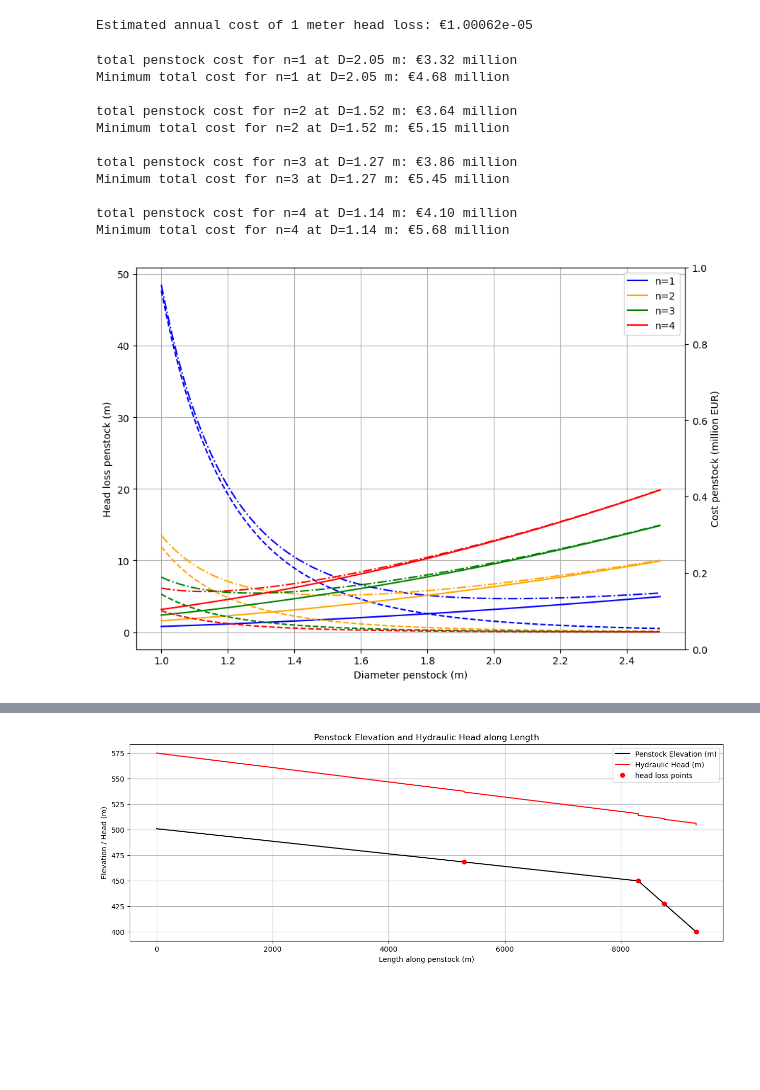
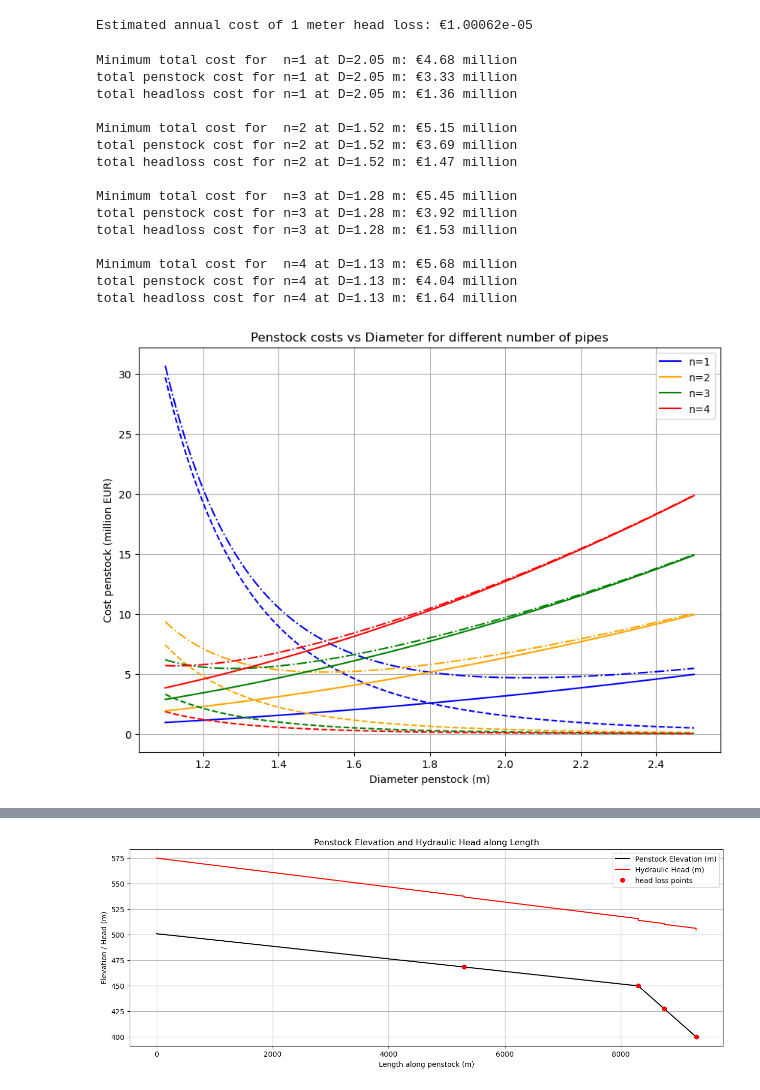
Before and after one commit to maxblw/CIEM4301_dam_design, a Jupyter notebook: Penstock_Design/Dimensioning.ipynb, the cells around one changed output, grey strips where cells are left out. Drawn from its saved outputs; the diff is of its cells as text; code cells hidden in the pictures; blank space fills up the shorter version.

```diff
--- a/Penstock_Design/Dimensioning.ipynb
+++ b/Penstock_Design/Dimensioning.ipynb
@@ -79,46 +79,50 @@ print(f"Estimated annual cost of 1 meter head loss: €{cost}")
 # %% [output]
 Estimated annual cost of 1 meter head loss: €1.00062e-05
 # %%
-D = np.linspace(1, 2.5, 100)
+D = np.linspace(1.1, 2.5, 100)
 
 fig, ax = plt.subplots(figsize=(10,7))
-ax2 = ax.twinx()
 colors = ['blue', 'orange', 'green', 'red']
 for i, n in enumerate([1, 2, 3, 4]):
     h_losses = penstock_head_loss(D, Q, l_total, n)
     # ax.plot(D, h_losses, color = "red", label=f'Head loss (m), n={n}')
     head_loss_costs_tot = head_loss_cost(Q, h_losses)
 
     penstock_costs_tot = penstock_costs(D, l_total, n)
 
     total = head_loss_costs_tot + penstock_costs_tot
 
     ax.plot(D, penstock_costs_tot, linestyle='-', label=f'n={n}', color=colors[i])
     ax.plot(D, head_loss_costs_tot, linestyle='--', color=colors[i])
     ax.plot(D, total, linestyle='-.', color=colors[i])
 
     C_min_index = np.argmin(total)
     C_min = total[C_min_index]
     D_min = D[C_min_index]
+    print(f"Minimum total cost for  n={n} at D={D_min:.2f} m: €{C_min:.2f} million")
     print(f"total penstock cost for n={n} at D={D_min:.2f} m: €{penstock_costs_tot[C_min_index]:.2f} million")
-    print(f"Minimum total cost for n={n} at D={D_min:.2f} m: €{C_min:.2f} million")
+    print(f"total headloss cost for n={n} at D={D_min:.2f} m: €{head_loss_costs_tot[C_min_index]:.2f} million")
     print()
 
-ax2.set_ylabel('Cost penstock (million EUR)')
+ax.set_ylabel('Cost penstock (million EUR)')
 ax.set_xlabel('Diameter penstock (m)')
-ax.set_ylabel('Head loss penstock (m)')
+ax.set_title('Penstock costs vs Diameter for different number of pipes')
 ax.legend()
 ax.grid()
 # %% [output]
-total penstock cost for n=1 at D=2.05 m: €3.32 million
-Minimum total cost for n=1 at D=2.05 m: €4.68 million
+Minimum total cost for  n=1 at D=2.05 m: €4.68 million
+total penstock cost for n=1 at D=2.05 m: €3.33 million
+total headloss cost for n=1 at D=2.05 m: €1.36 million
 
-total penstock cost for n=2 at D=1.52 m: €3.64 million
-Minimum total cost for n=2 at D=1.52 m: €5.15 million
+Minimum total cost for  n=2 at D=1.52 m: €5.15 million
+total penstock cost for n=2 at D=1.52 m: €3.69 million
+total headloss cost for n=2 at D=1.52 m: €1.47 million
 
-total penstock cost for n=3 at D=1.27 m: €3.86 million
-Minimum total cost for n=3 at D=1.27 m: €5.45 million
+Minimum total cost for  n=3 at D=1.28 m: €5.45 million
+total penstock cost for n=3 at D=1.28 m: €3.92 million
+total headloss cost for n=3 at D=1.28 m: €1.53 million
 
-total penstock cost for n=4 at D=1.14 m: €4.10 million
-Minimum total cost for n=4 at D=1.14 m: €5.68 million
+Minimum total cost for  n=4 at D=1.13 m: €5.68 million
+total penstock cost for n=4 at D=1.13 m: €4.04 million
+total headloss cost for n=4 at D=1.13 m: €1.64 million
-[figure, old version]
+[figure, new version]
```
Also changed, not shown: parts of 2 cells of this notebook.
